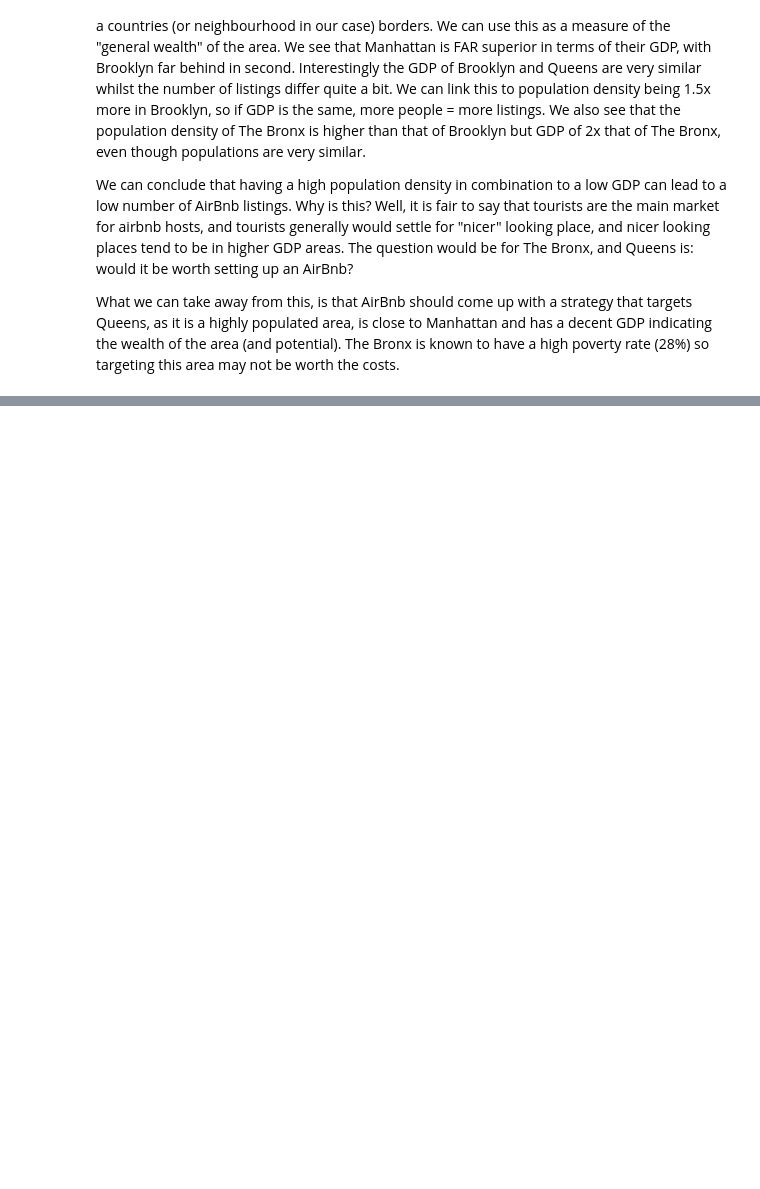
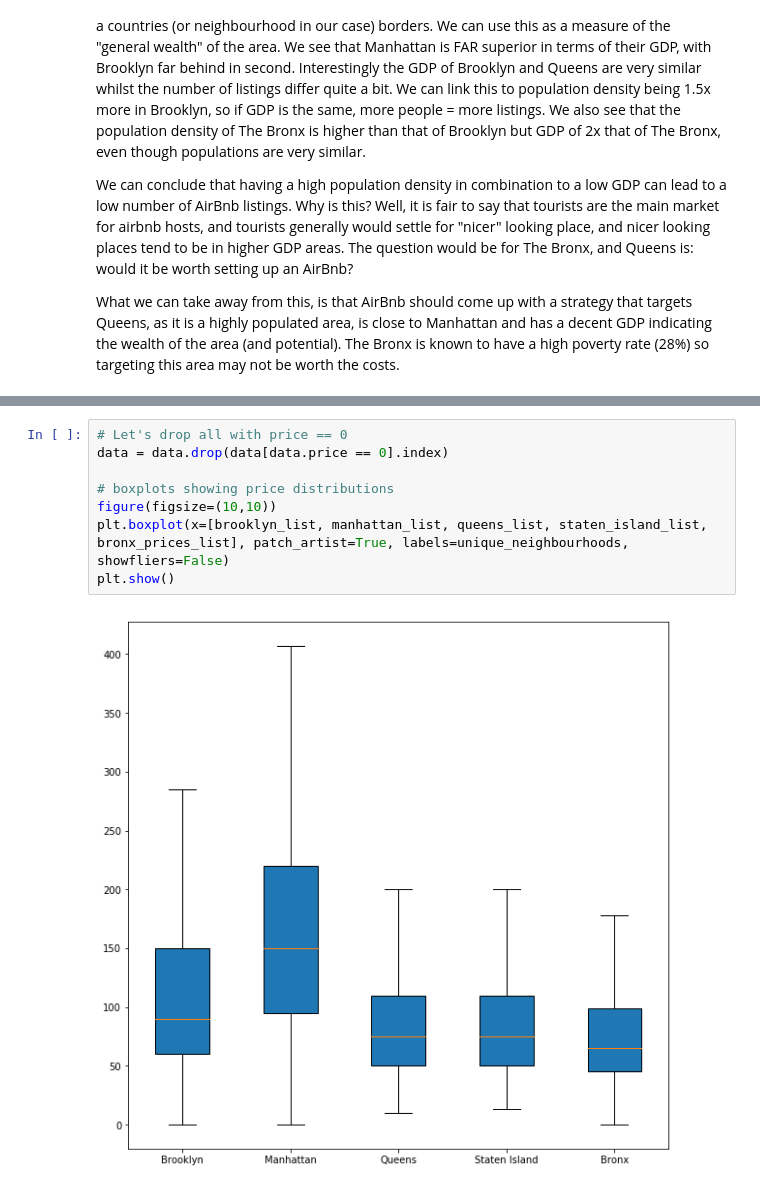
Before and after one commit to mben429/Data-Analytics, a Jupyter notebook: AirBnb_Analysis/AirbnbAnalysis.ipynb, the cells around one changed output, grey strips where cells are left out. Saved outputs shown, nothing was run; the diff lists cells and outputs as text; blank space fills up the shorter version.

```diff
--- a/AirBnb_Analysis/AirbnbAnalysis.ipynb
+++ b/AirBnb_Analysis/AirbnbAnalysis.ipynb
@@ -134,0 +175,10 @@ What we can take away from this, is that AirBnb should come up with a strategy t
+# %%
+# Let's drop all with price == 0
+data = data.drop(data[data.price == 0].index)
+
+# boxplots showing price distributions
+figure(figsize=(10,10))
+plt.boxplot(x=[brooklyn_list, manhattan_list, queens_list, staten_island_list, bronx_prices_list], patch_artist=True, labels=unique_neighbourhoods, showfliers=False)
+plt.show()
+# %% [output]
+[figure, added]
```
Also changed, not shown: parts of 7 cells of this notebook.
